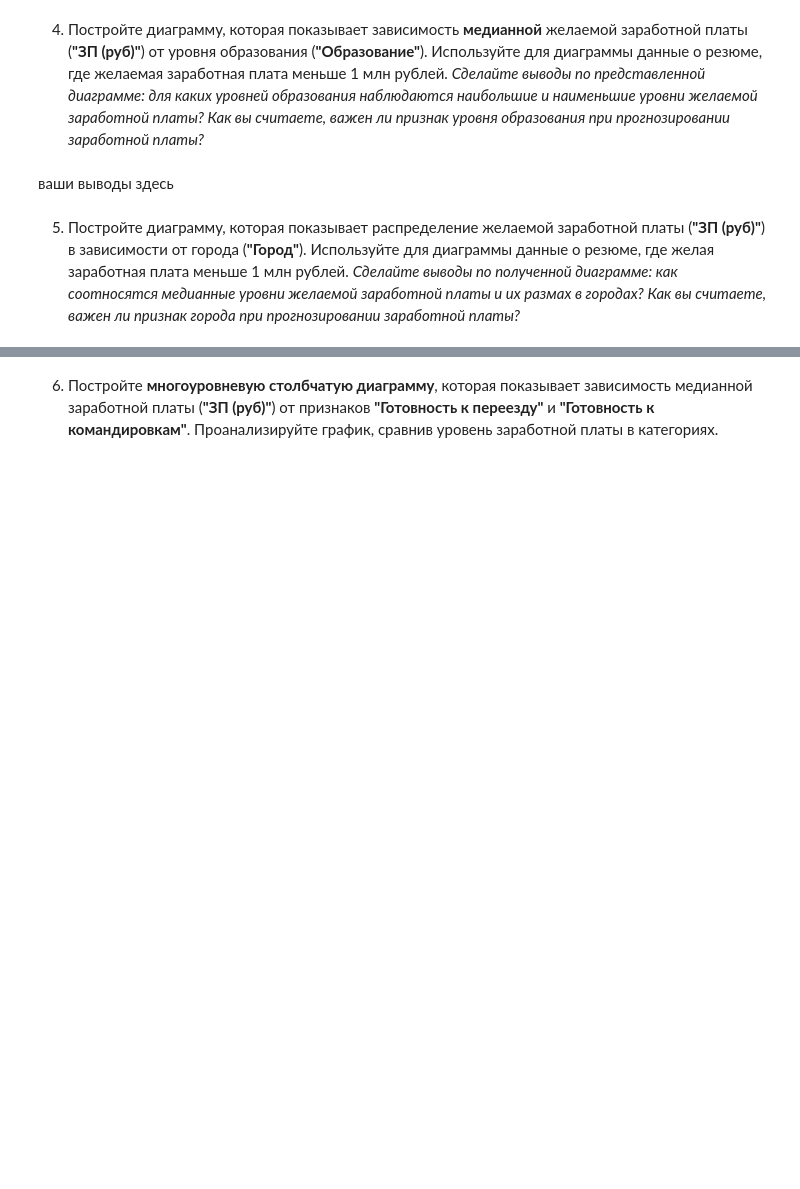
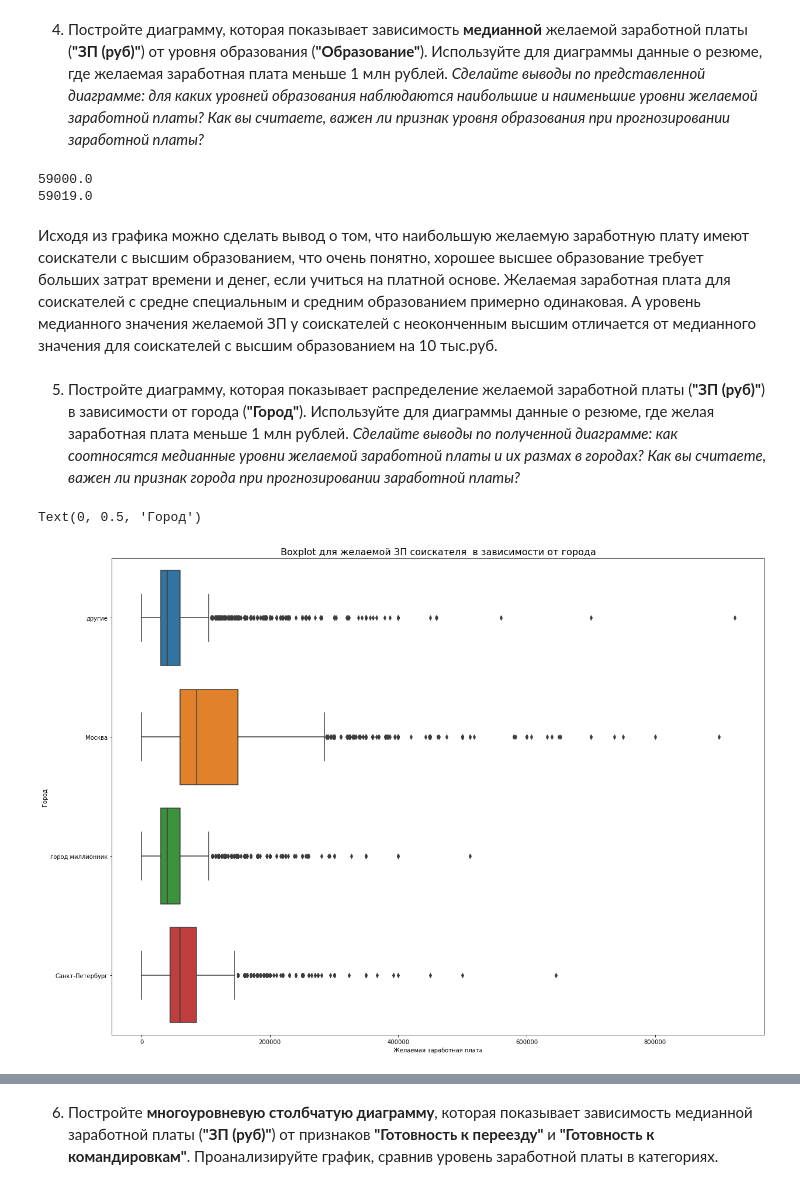
Before and after one commit to littleshadowraven/data, a Jupyter notebook: Project_1.ipynb, the cells around one changed output, grey strips where cells are left out. Drawn from its saved outputs; the diff is of its cells as text; code cells hidden in the pictures; blank space fills up the shorter version.

```diff
--- a/Project_1.ipynb
+++ b/Project_1.ipynb
@@ -450,12 +450,39 @@ boxplot.grid()
 4. Постройте диаграмму, которая показывает зависимость **медианной** желаемой заработной платы (**"ЗП (руб)"**) от уровня образования (**"Образование"**). Используйте для диаграммы данные о резюме, где желаемая заработная плата меньше 1 млн рублей.
 *Сделайте выводы по представленной диаграмме: для каких уровней образования наблюдаются наибольшие и наименьшие уровни желаемой заработной платы? Как вы считаете, важен ли признак уровня образования при прогнозировании заработной платы?*
 # %%
-# ваш код здесь
+df = hh_data.loc[(hh_data['ЗП (руб)'] < 1000000)] #отфильтрую ненужные значения
+df1 = df.groupby(      #сгруппируем выборки
+    ['Образование'],
+    as_index=False
+)['ЗП (руб)'].median()
+fig = px.bar(
+    data_frame=df1,
+    x='ЗП (руб)',
+    y='Образование',
+    barmode="group",
+    orientation='h',
+    title='Зависимость медианной желаемой зарплаты от уровня образования'
+)
+print(df['ЗП (руб)'].median()) #если сравнить медианные значения желаемой заработной платы без фильтрации с данными после фильтрации,
+print(hh_data['ЗП (руб)'].median()) #то значения не так сильно отличаются
+fig.show()
+# %% [output]
+59000.0
+59019.0
 # %% [markdown]
-ваши выводы здесь
+Исходя из графика можно сделать вывод о том, что наибольшую желаемую заработную плату имеют соискатели с высшим образованием, что очень понятно, хорошее высшее образование требует больших затрат времени и денег, если учиться на платной основе. Желаемая заработная плата для соискателей с средне специальным и средним образованием примерно одинаковая. А уровень медианного значения желаемой ЗП у соискателей с неоконченным высшим отличается от медианного значения для соискателей с высшим образованием на 10 тыс.руб.
 # %% [markdown]
 5. Постройте диаграмму, которая показывает распределение желаемой заработной платы (**"ЗП (руб)"**) в зависимости от города (**"Город"**). Используйте для диаграммы данные о резюме, где желая заработная плата меньше 1 млн рублей.
 *Сделайте выводы по полученной диаграмме: как соотносятся медианные уровни желаемой заработной платы и их размах в городах? Как вы считаете, важен ли признак города при прогнозировании заработной платы?*
 # %%
-# ваш код здесь
+df = hh_data.loc[(hh_data['ЗП (руб)'] < 1000000)] #отфильтрую ненужные значения
+
+fig = plt.figure(figsize=(20, 15)) #судя по заданию, лучше всего построить "диаграмму с усами"
+boxplot = sns.boxplot(data=df, x='ЗП (руб)', y='Город')
+boxplot.set_title('Boxplot для желаемой ЗП соискателя  в зависимости от города', fontsize=16)
+boxplot.set_xlabel('Желаемая заработная плата')
+boxplot.set_ylabel('Город')
+# %% [output]
+Text(0, 0.5, 'Город')
+[figure, added]
 # %% [markdown]
```
Also changed, not shown: parts of 18 cells of this notebook.
